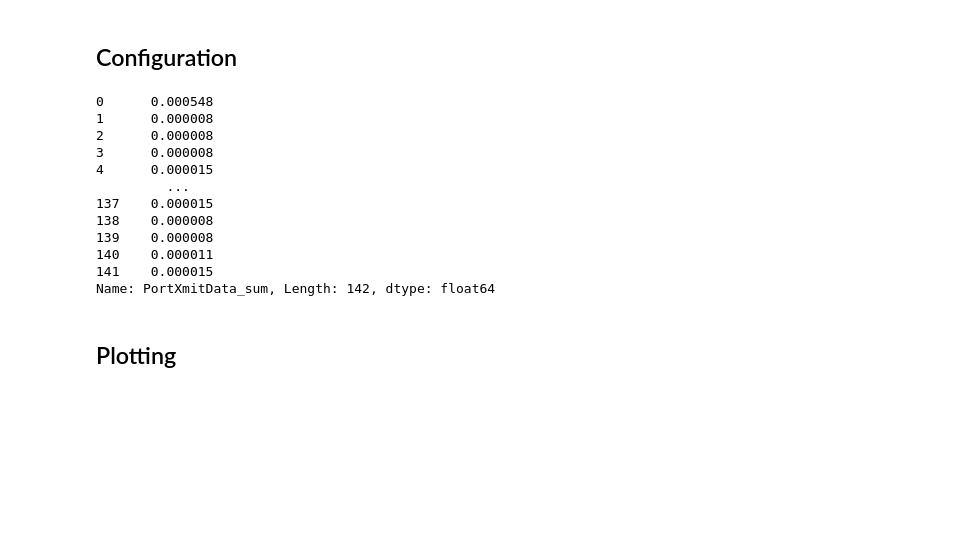
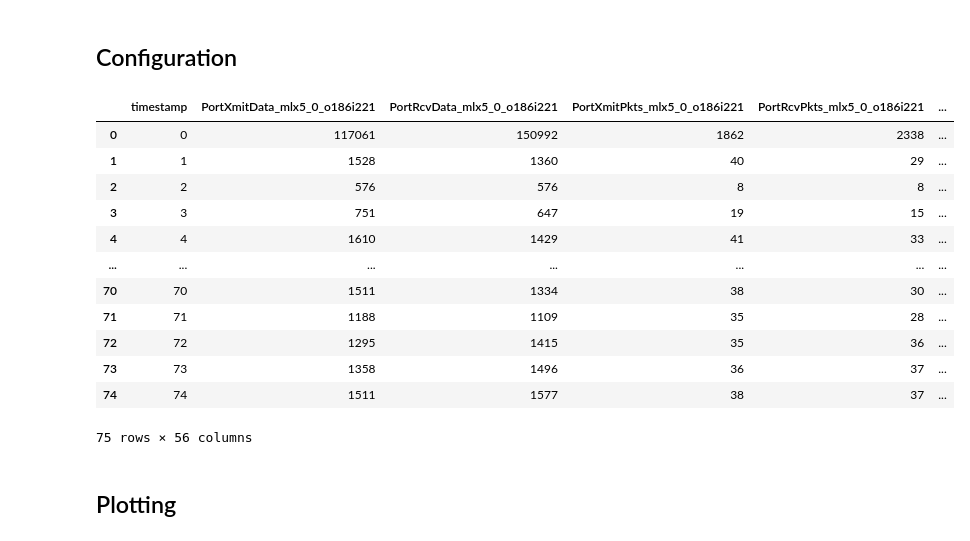
Before and after one commit to inf0rmatiker/cluster-benchmarks, a Jupyter notebook: infiniband.ipynb, the cells around one changed output. Drawn from its saved outputs; the diff is of its cells as text; code cells hidden in the pictures; blank space fills up the shorter version.

Commit message:
Add example ibmon results

```diff
--- a/infiniband.ipynb
+++ b/infiniband.ipynb
@@ -14,39 +14,43 @@ from pprint import pprint
 # %%
 # Color palette
 CB_color_cycle = {
     "blue":'#377eb8',
     "orange":'#ff7f00',
     "green":'#4daf4a',
     "pink":'#f781bf',
     "brown":'#a65628',
     "purple":'#984ea3',
     "gray":'#999999',
     "red":'#e41a1c',
     "yellow":'#dede00'
 }
 
+nodes = ["o186i221", "o186i222"]
+monitor_id = "root-20230911-220744"
 experiment_dir = "ibmon/example"
-experiment = "o186i221_1234_aggregate.csv"
+experiment = f"{monitor_id}_total_aggregate.ibmon.csv"
+
 dataframe = pd.read_csv(f"{experiment_dir}/{experiment}", header=0)
 
 #dataframe
 KB = 1000
 MB = 1000 * KB
 GB = 1000 * MB
-dataframe["PortXmitData_sum"] / GB
+dataframe
 # %% [output]
+|  | timestamp | PortXmitData_mlx5_0_o186i221 | PortRcvData_mlx5_0_o186i221 | PortXmitPkts_mlx5_0_o186i221 | PortRcvPkts_mlx5_0_o186i221 | ... |
+| 0 | 0 | 117061 | 150992 | 1862 | 2338 | ... |
+| 1 | 1 | 1528 | 1360 | 40 | 29 | ... |
+| 2 | 2 | 576 | 576 | 8 | 8 | ... |
+| 3 | 3 | 751 | 647 | 19 | 15 | ... |
+| 4 | 4 | 1610 | 1429 | 41 | 33 | ... |
+| ... | ... | ... | ... | ... | ... | ... |
+| 70 | 70 | 1511 | 1334 | 38 | 30 | ... |
+| 71 | 71 | 1188 | 1109 | 35 | 28 | ... |
+| 72 | 72 | 1295 | 1415 | 35 | 36 | ... |
+| 73 | 73 | 1358 | 1496 | 36 | 37 | ... |
+| 74 | 74 | 1511 | 1577 | 38 | 37 | ... |
-0      0.000548
-1      0.000008
-2      0.000008
-3      0.000008
-4      0.000015
-         ...
-137    0.000015
-138    0.000008
-139    0.000008
-140    0.000011
-141    0.000015
-Name: PortXmitData_sum, Length: 142, dtype: float64
+75 rows × 56 columns
 # %% [markdown]
 ## Plotting
 # %%
```
Also changed, not shown: parts of 1 cell of this notebook, 2 other files.
